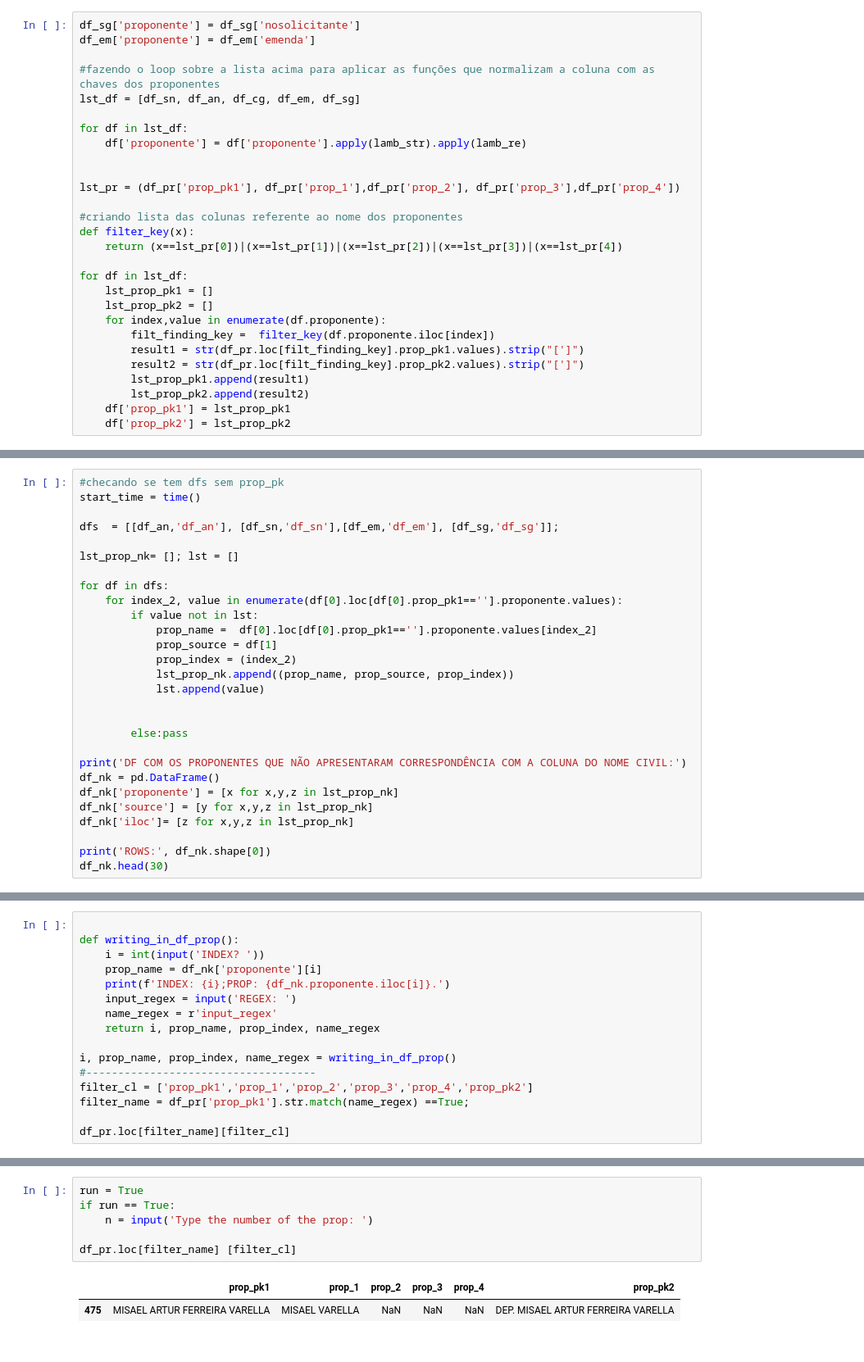
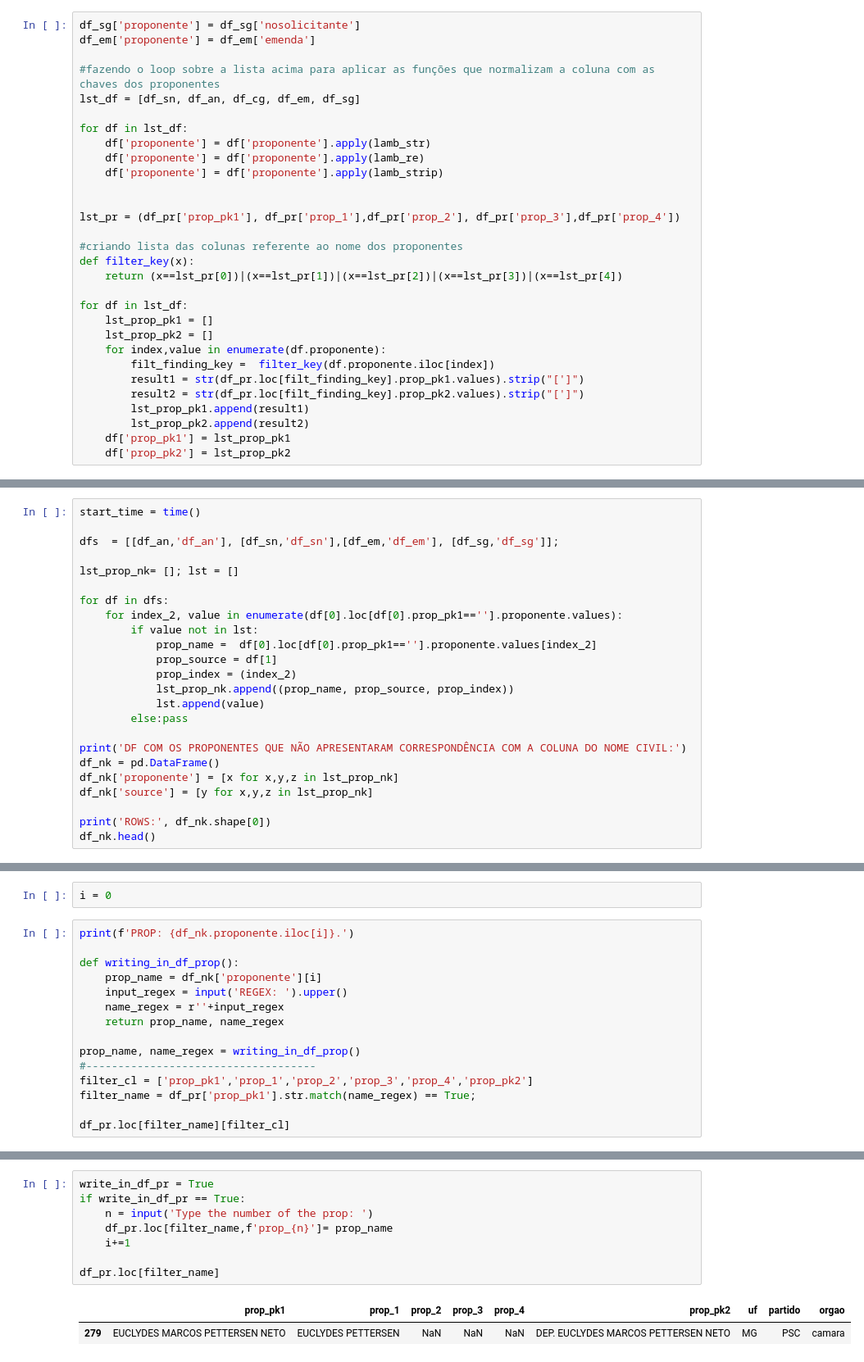
Before and after one commit to robertomdiniz5/Projeto-Controle-Financeiro-GESAC, a Jupyter notebook: controle_financeiro_gesac.ipynb, the cells around one changed output, grey strips where cells are left out. Shown at 82% size. Cells and saved outputs as stored; diff of their text form.

```diff
--- a/controle_financeiro_gesac.ipynb
+++ b/controle_financeiro_gesac.ipynb
@@ -261,7 +253,9 @@ df_em['proponente'] = df_em['emenda']
 lst_df = [df_sn, df_an, df_cg, df_em, df_sg]
 
 for df in lst_df:
-    df['proponente'] = df['proponente'].apply(lamb_str).apply(lamb_re)
+    df['proponente'] = df['proponente'].apply(lamb_str)
+    df['proponente'] = df['proponente'].apply(lamb_re)
+    df['proponente'] = df['proponente'].apply(lamb_strip)
 
 
 lst_pr = (df_pr['prop_pk1'], df_pr['prop_1'],df_pr['prop_2'], df_pr['prop_3'],df_pr['prop_4'])
@@ -295,7 +289,6 @@ df_an.fillna(0,inplace=True)
 
 # df_em.proponente.unique()
 # %%
-#checando se tem dfs sem prop_pk
 start_time = time()
 
 dfs  = [[df_an,'df_an'], [df_sn,'df_sn'],[df_em,'df_em'], [df_sg,'df_sg']];
@@ -310,17 +303,14 @@ for df in dfs:
             prop_index = (index_2)
             lst_prop_nk.append((prop_name, prop_source, prop_index))
             lst.append(value)
-
-
         else:pass
 
 print('DF COM OS PROPONENTES QUE NÃO APRESENTARAM CORRESPONDÊNCIA COM A COLUNA DO NOME CIVIL:')
 df_nk = pd.DataFrame()
 df_nk['proponente'] = [x for x,y,z in lst_prop_nk]
 df_nk['source'] = [y for x,y,z in lst_prop_nk]
-df_nk['iloc']= [z for x,y,z in lst_prop_nk]
 
 print('ROWS:', df_nk.shape[0])
-df_nk.head(30)
+df_nk.head()
 # %% [output]
 DF COM OS PROPONENTES QUE NÃO APRESENTARAM CORRESPONDÊNCIA COM A COLUNA DO NOME CIVIL:
@@ -345,17 +335,18 @@ ROWS: 72
+# %%
+i = 0
 # %%
+print(f'PROP: {df_nk.proponente.iloc[i]}.')
 
 def writing_in_df_prop():
-    i = int(input('INDEX? '))
     prop_name = df_nk['proponente'][i]
-    print(f'INDEX: {i};PROP: {df_nk.proponente.iloc[i]}.')
-    input_regex = input('REGEX: ')
-    name_regex = r'input_regex'
-    return i, prop_name, prop_index, name_regex
+    input_regex = input('REGEX: ').upper()
+    name_regex = r''+input_regex
+    return prop_name, name_regex
 
-i, prop_name, prop_index, name_regex = writing_in_df_prop()
+prop_name, name_regex = writing_in_df_prop()
 #------------------------------------
 filter_cl = ['prop_pk1','prop_1','prop_2','prop_3','prop_4','prop_pk2']
-filter_name = df_pr['prop_pk1'].str.match(name_regex) ==True;
+filter_name = df_pr['prop_pk1'].str.match(name_regex) == True;
 
 df_pr.loc[filter_name][filter_cl]
 # %% [output]
@@ -364,10 +367,12 @@ INDEX: 2;PROP: GILBERTO ABRAMO .
 # %%
-run = True
-if run == True:
+write_in_df_pr = True
+if write_in_df_pr == True:
     n = input('Type the number of the prop: ')
+    df_pr.loc[filter_name,f'prop_{n}']= prop_name
+    i+=1
 
-df_pr.loc[filter_name] [filter_cl]
+df_pr.loc[filter_name]
 # %% [output]
-|  | prop_pk1 | prop_1 | prop_2 | prop_3 | prop_4 | prop_pk2 |
-| 475 | MISAEL ARTUR FERREIRA VARELLA | MISAEL VARELLA | NaN | NaN | NaN | DEP. MISAEL ARTUR FERREIRA VARELLA |
+|  | prop_pk1 | prop_1 | prop_2 | prop_3 | prop_4 | prop_pk2 | uf | partido | orgao |
+| 279 | EUCLYDES MARCOS PETTERSEN NETO | EUCLYDES PETTERSEN | NaN | NaN | NaN | DEP. EUCLYDES MARCOS PETTERSEN NETO | MG | PSC | camara |
 # %%
```
Also changed, not shown: parts of 17 cells of this notebook, 16 other files.
